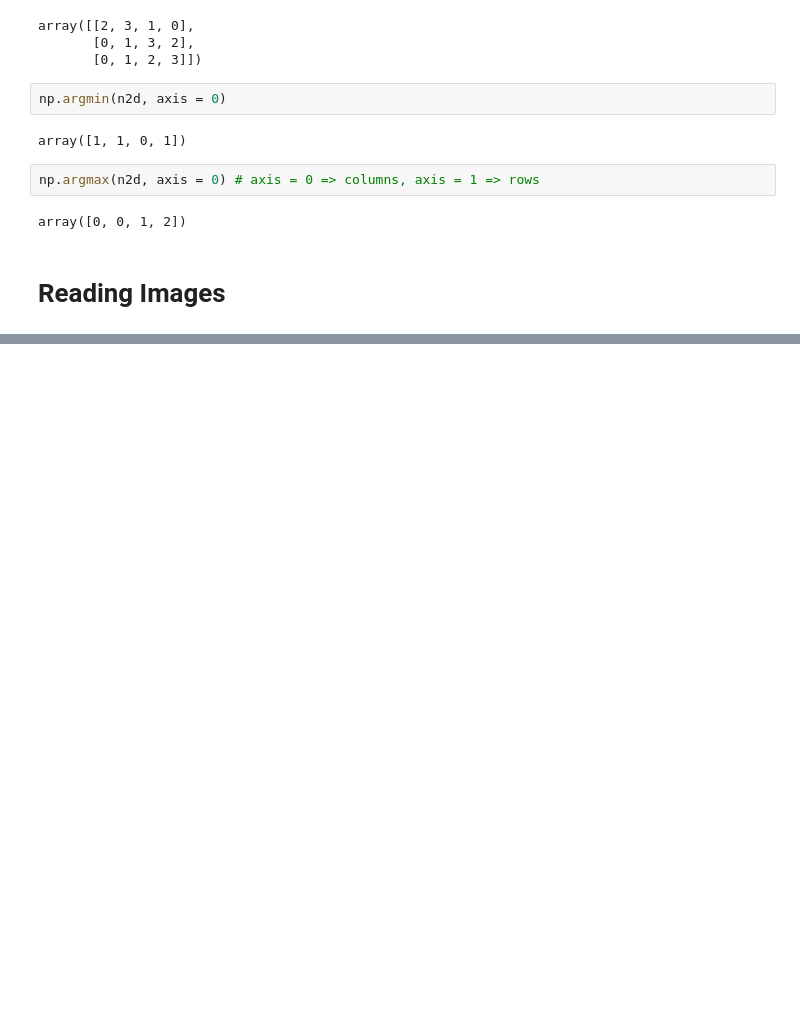
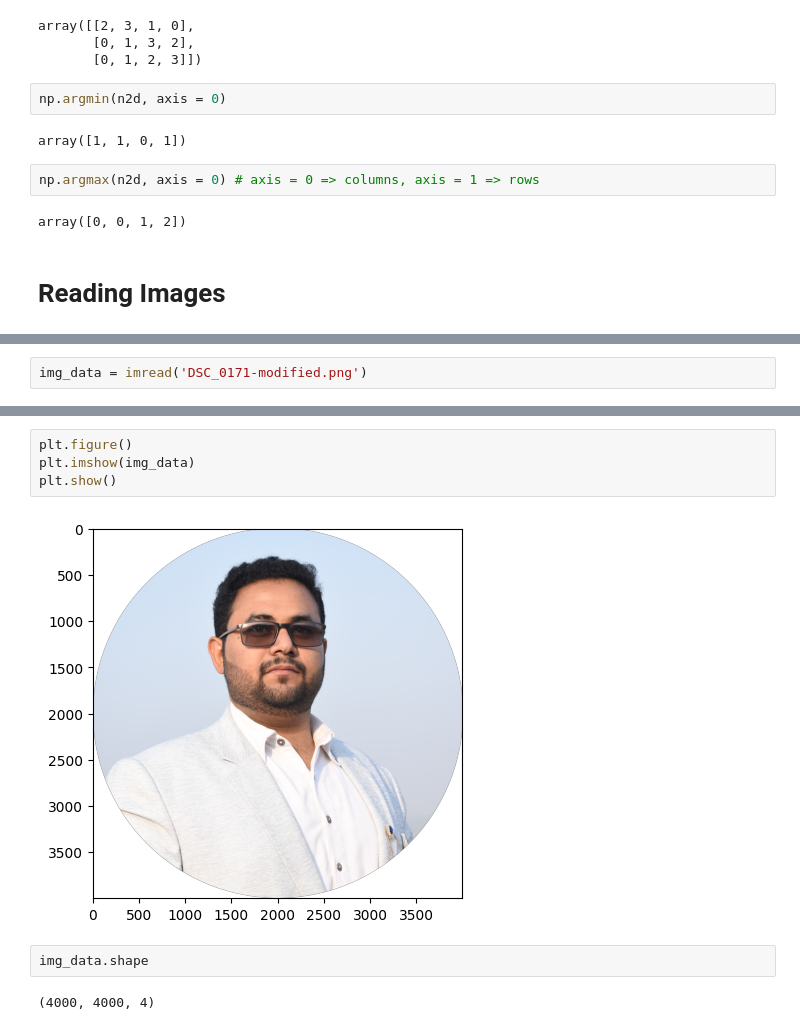
Before and after one commit to MuhammadRehanKhalid/Ehunar_ML_AI, a Jupyter notebook: M_8_Exercise.ipynb, the cells around one changed output, grey strips where cells are left out. Cells and saved outputs as stored; diff of their text form; blank space fills up the shorter version.

```diff
--- a/M_8_Exercise.ipynb
+++ b/M_8_Exercise.ipynb
@@ -162,0 +166,2 @@ array([0, 0, 1, 2])
+# %%
+img_data = imread('DSC_0171-modified.png')
@@ -162,0 +188,10 @@ array([0, 0, 1, 2])
+# %%
+plt.figure()
+plt.imshow(img_data)
+plt.show()
+# %% [output]
+[figure, added]
+# %%
+img_data.shape
+# %% [output]
+(4000, 4000, 4)
```
Also changed, not shown: parts of 3 cells of this notebook.
